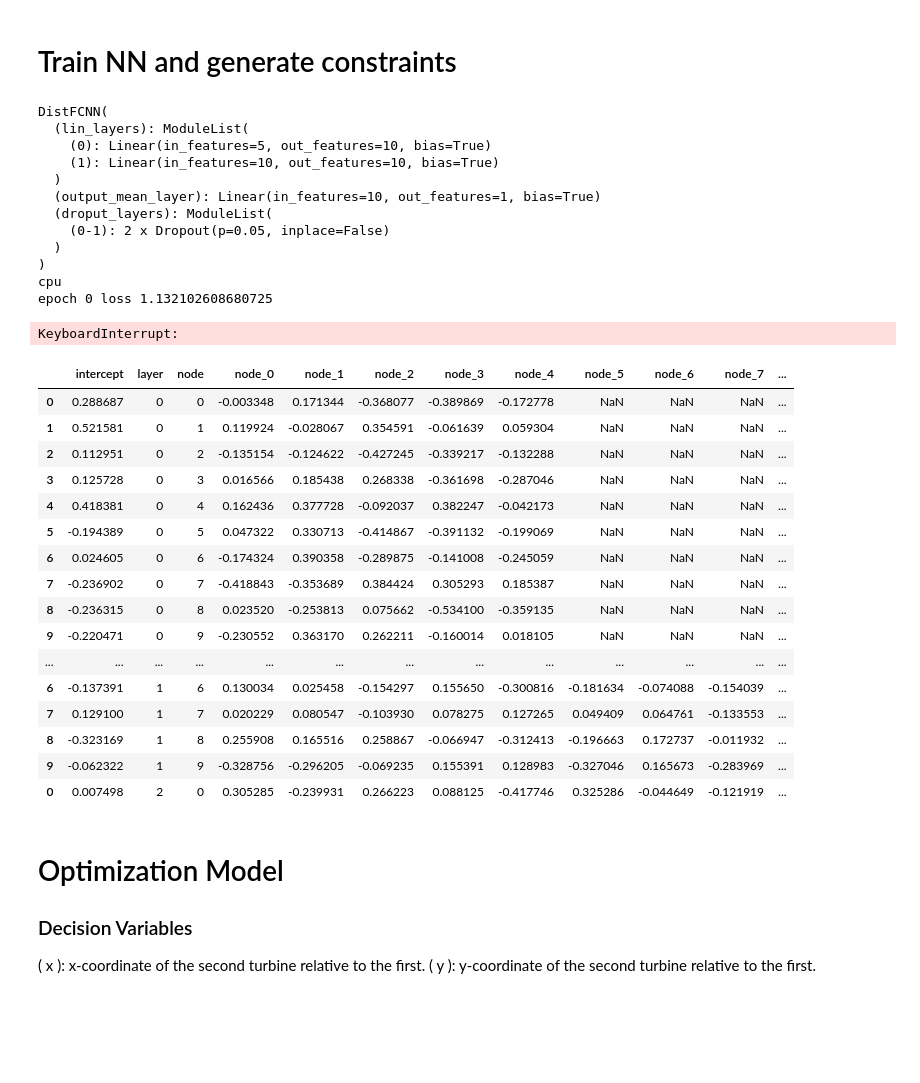
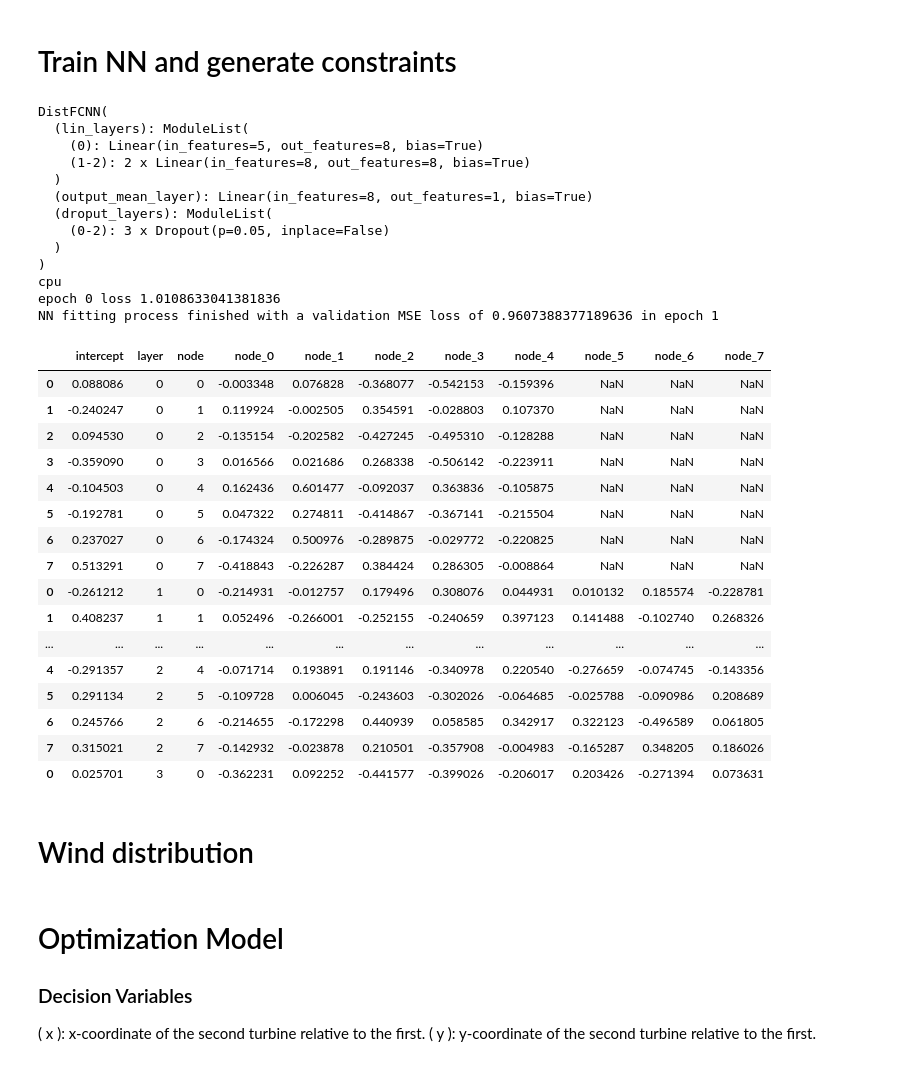
Before and after one commit to schmeti/uc3m_TFM_wind_farm_optimization_codebase, a Jupyter notebook: Windfarm_power_modelling/0_two_turbine_problem_constrLearn_probweighted.ipynb, the cells around one changed output. Cells and saved outputs as stored; diff of their text form; code cells hidden in the pictures; blank space fills up the shorter version.

```diff
--- a/Windfarm_power_modelling/0_two_turbine_problem_constrLearn_probweighted.ipynb
+++ b/Windfarm_power_modelling/0_two_turbine_problem_constrLearn_probweighted.ipynb
@@ -43,41 +72,47 @@ test_ind = test_data.index
 cl_tool = distcl(X=data[["x_turb2", "y_turb2", "wind_speed", "wind_direction", "turbulence_intensity"]],#, "turbulence_intensity"]],
             y=data["farm_power"], n_preds=1, val_ind=val_ind, test_ind=test_ind)
 
-model, preds_test, y_test = cl_tool.train(n_hidden=2, n_nodes=10, iters=1000, drop=0.05, learning_rate=1e-4)
+model_nn, preds_test, y_test = cl_tool.train(n_hidden=3, n_nodes=8, iters=2, drop=0.05, learning_rate=1e-3)
+#torch.save(model_nn, "models/prob_2neuron2layers.pth")
+
+#model_nn = cl_tool.load_model(path="models/prob_extended.pth")
+#model_nn = cl_tool.load_model(path="models/prob_1neuron.pth")
 # %% [output]
 DistFCNN(
   (lin_layers): ModuleList(
-    (0): Linear(in_features=5, out_features=10, bias=True)
-    (1): Linear(in_features=10, out_features=10, bias=True)
+    (0): Linear(in_features=5, out_features=8, bias=True)
+    (1-2): 2 x Linear(in_features=8, out_features=8, bias=True)
   )
-  (output_mean_layer): Linear(in_features=10, out_features=1, bias=True)
+  (output_mean_layer): Linear(in_features=8, out_features=1, bias=True)
   (droput_layers): ModuleList(
-    (0-1): 2 x Dropout(p=0.05, inplace=False)
+    (0-2): 3 x Dropout(p=0.05, inplace=False)
   )
 )
 cpu
-epoch 0 loss 1.132102608680725
+epoch 0 loss 1.0108633041381836
+NN fitting process finished with a validation MSE loss of 0.9607388377189636 in epoch 1
-KeyboardInterrupt:
 # %%
-cons = cl_tool.constraint_build(model)
+cons = cl_tool.constraint_build(model_nn)
 cons.to_csv('inputs/constraints_twoturbines.csv')
 cons = pd.read_csv('inputs/constraints_twoturbines.csv', index_col=0)
 cons
 # %% [output]
-|  | intercept | layer | node | node_0 | node_1 | node_2 | node_3 | node_4 | node_5 | node_6 | node_7 | ... |
-| 0 | 0.288687 | 0 | 0 | -0.003348 | 0.171344 | -0.368077 | -0.389869 | -0.172778 | NaN | NaN | NaN | ... |
-| 1 | 0.521581 | 0 | 1 | 0.119924 | -0.028067 | 0.354591 | -0.061639 | 0.059304 | NaN | NaN | NaN | ... |
-| 2 | 0.112951 | 0 | 2 | -0.135154 | -0.124622 | -0.427245 | -0.339217 | -0.132288 | NaN | NaN | NaN | ... |
-| 3 | 0.125728 | 0 | 3 | 0.016566 | 0.185438 | 0.268338 | -0.361698 | -0.287046 | NaN | NaN | NaN | ... |
-| 4 | 0.418381 | 0 | 4 | 0.162436 | 0.377728 | -0.092037 | 0.382247 | -0.042173 | NaN | NaN | NaN | ... |
-| 5 | -0.194389 | 0 | 5 | 0.047322 | 0.330713 | -0.414867 | -0.391132 | -0.199069 | NaN | NaN | NaN | ... |
-| 6 | 0.024605 | 0 | 6 | -0.174324 | 0.390358 | -0.289875 | -0.141008 | -0.245059 | NaN | NaN | NaN | ... |
-| 7 | -0.236902 | 0 | 7 | -0.418843 | -0.353689 | 0.384424 | 0.305293 | 0.185387 | NaN | NaN | NaN | ... |
-| 8 | -0.236315 | 0 | 8 | 0.023520 | -0.253813 | 0.075662 | -0.534100 | -0.359135 | NaN | NaN | NaN | ... |
-| 9 | -0.220471 | 0 | 9 | -0.230552 | 0.363170 | 0.262211 | -0.160014 | 0.018105 | NaN | NaN | NaN | ... |
-| ... | ... | ... | ... | ... | ... | ... | ... | ... | ... | ... | ... | ... |
-| 6 | -0.137391 | 1 | 6 | 0.130034 | 0.025458 | -0.154297 | 0.155650 | -0.300816 | -0.181634 | -0.074088 | -0.154039 | ... |
-| 7 | 0.129100 | 1 | 7 | 0.020229 | 0.080547 | -0.103930 | 0.078275 | 0.127265 | 0.049409 | 0.064761 | -0.133553 | ... |
-| 8 | -0.323169 | 1 | 8 | 0.255908 | 0.165516 | 0.258867 | -0.066947 | -0.312413 | -0.196663 | 0.172737 | -0.011932 | ... |
-| 9 | -0.062322 | 1 | 9 | -0.328756 | -0.296205 | -0.069235 | 0.155391 | 0.128983 | -0.327046 | 0.165673 | -0.283969 | ... |
-| 0 | 0.007498 | 2 | 0 | 0.305285 | -0.239931 | 0.266223 | 0.088125 | -0.417746 | 0.325286 | -0.044649 | -0.121919 | ... |
+|  | intercept | layer | node | node_0 | node_1 | node_2 | node_3 | node_4 | node_5 | node_6 | node_7 |
+| 0 | 0.088086 | 0 | 0 | -0.003348 | 0.076828 | -0.368077 | -0.542153 | -0.159396 | NaN | NaN | NaN |
+| 1 | -0.240247 | 0 | 1 | 0.119924 | -0.002505 | 0.354591 | -0.028803 | 0.107370 | NaN | NaN | NaN |
+| 2 | 0.094530 | 0 | 2 | -0.135154 | -0.202582 | -0.427245 | -0.495310 | -0.128288 | NaN | NaN | NaN |
+| 3 | -0.359090 | 0 | 3 | 0.016566 | 0.021686 | 0.268338 | -0.506142 | -0.223911 | NaN | NaN | NaN |
+| 4 | -0.104503 | 0 | 4 | 0.162436 | 0.601477 | -0.092037 | 0.363836 | -0.105875 | NaN | NaN | NaN |
+| 5 | -0.192781 | 0 | 5 | 0.047322 | 0.274811 | -0.414867 | -0.367141 | -0.215504 | NaN | NaN | NaN |
+| 6 | 0.237027 | 0 | 6 | -0.174324 | 0.500976 | -0.289875 | -0.029772 | -0.220825 | NaN | NaN | NaN |
+| 7 | 0.513291 | 0 | 7 | -0.418843 | -0.226287 | 0.384424 | 0.286305 | -0.008864 | NaN | NaN | NaN |
+| 0 | -0.261212 | 1 | 0 | -0.214931 | -0.012757 | 0.179496 | 0.308076 | 0.044931 | 0.010132 | 0.185574 | -0.228781 |
+| 1 | 0.408237 | 1 | 1 | 0.052496 | -0.266001 | -0.252155 | -0.240659 | 0.397123 | 0.141488 | -0.102740 | 0.268326 |
+| ... | ... | ... | ... | ... | ... | ... | ... | ... | ... | ... | ... |
+| 4 | -0.291357 | 2 | 4 | -0.071714 | 0.193891 | 0.191146 | -0.340978 | 0.220540 | -0.276659 | -0.074745 | -0.143356 |
+| 5 | 0.291134 | 2 | 5 | -0.109728 | 0.006045 | -0.243603 | -0.302026 | -0.064685 | -0.025788 | -0.090986 | 0.208689 |
+| 6 | 0.245766 | 2 | 6 | -0.214655 | -0.172298 | 0.440939 | 0.058585 | 0.342917 | 0.322123 | -0.496589 | 0.061805 |
+| 7 | 0.315021 | 2 | 7 | -0.142932 | -0.023878 | 0.210501 | -0.357908 | -0.004983 | -0.165287 | 0.348205 | 0.186026 |
+| 0 | 0.025701 | 3 | 0 | -0.362231 | 0.092252 | -0.441577 | -0.399026 | -0.206017 | 0.203426 | -0.271394 | 0.073631 |
+# %% [markdown]
+# Wind distribution
```
Also changed, not shown: parts of 17 cells of this notebook, 7 other files.
